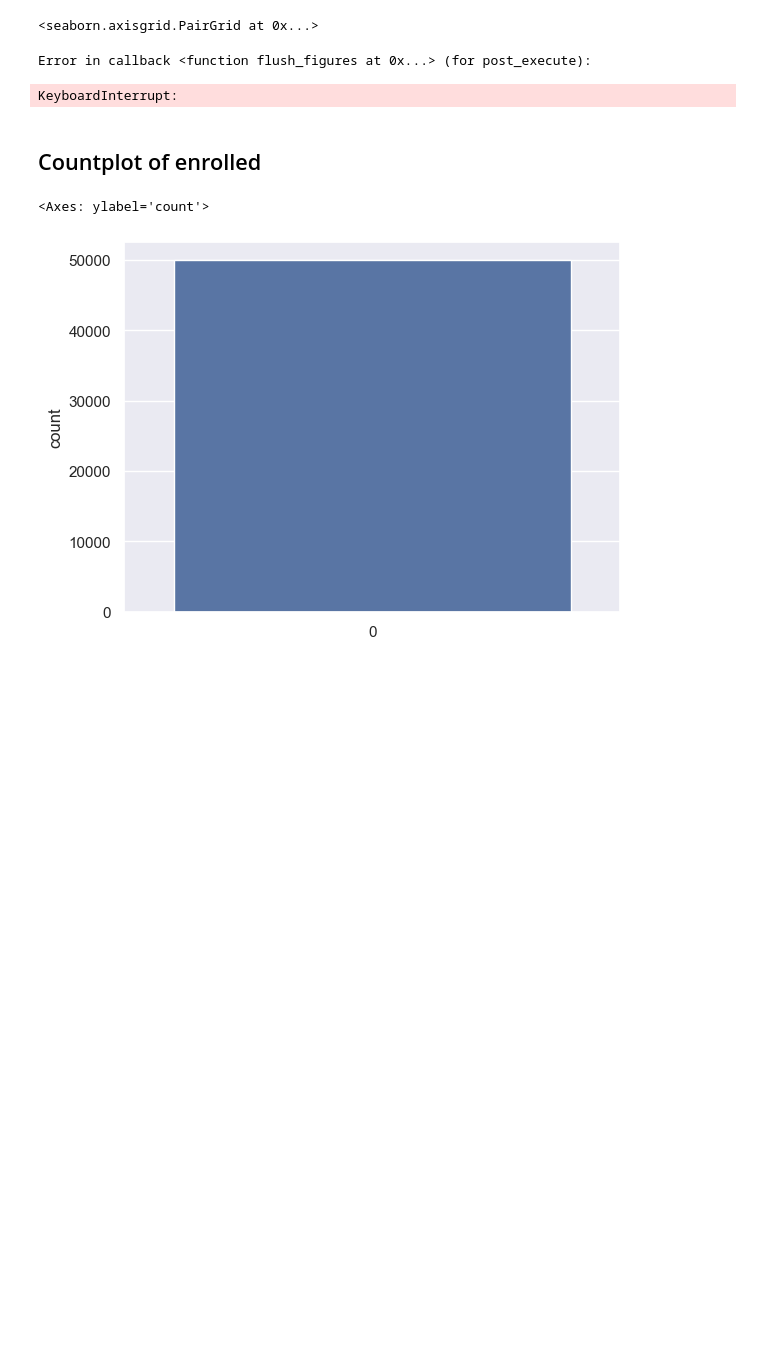
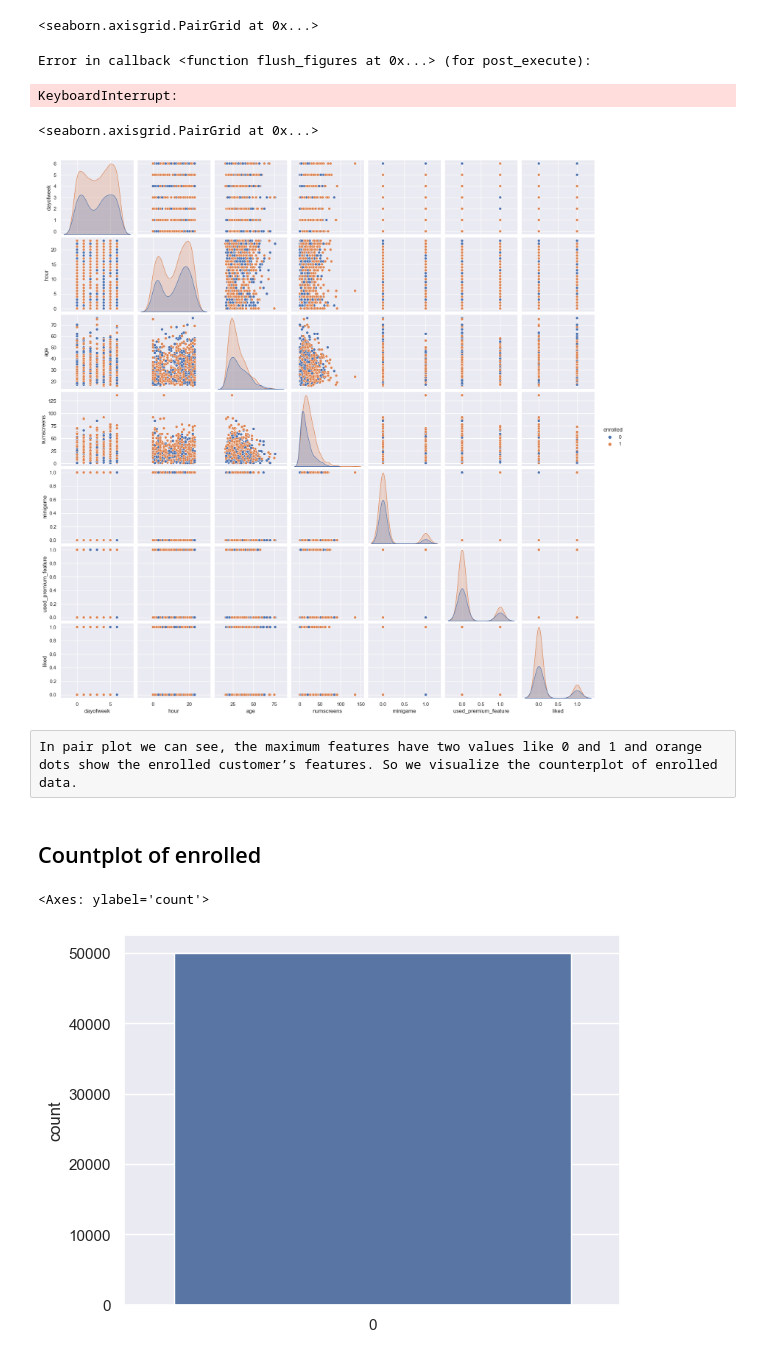
Before and after one commit to AartiKadu/Financial-App-Behavior-Analysis-Using-ML, a Jupyter notebook: Financial App Behavior Analysis.ipynb, the cells around one changed output. Cells and saved outputs as stored; diff of their text form; code cells hidden in the pictures; blank space fills up the shorter version.

```diff
--- a/Financial App Behavior Analysis.ipynb
+++ b/Financial App Behavior Analysis.ipynb
@@ -283,3 +281,15 @@ In pair plot we can see, the maximum features have two values like 0 and 1 and o
+# %%
+# Assuming fineTech_appData2 is your original dataset
+# Select a subset of rows, for example, the first 1000 rows
+subset_data = fineTech_appData2.iloc[:1000, :]
+
+# Plotting pairplot for the subset data
+sns.pairplot(subset_data, hue='enrolled')
+# %% [output]
+<seaborn.axisgrid.PairGrid at 0x...>
+[figure, added]
+# %% [raw]
+In pair plot we can see, the maximum features have two values like 0 and 1 and orange dots show the enrolled customer’s features. So we visualize the counterplot of enrolled data.
 # %% [markdown]
 ## Countplot of enrolled
 # %%
```
Also changed, not shown: parts of 1 cell of this notebook.
